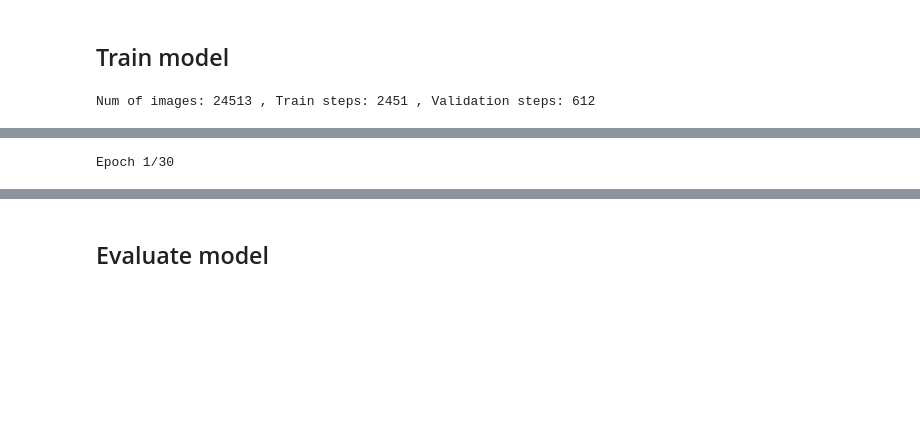
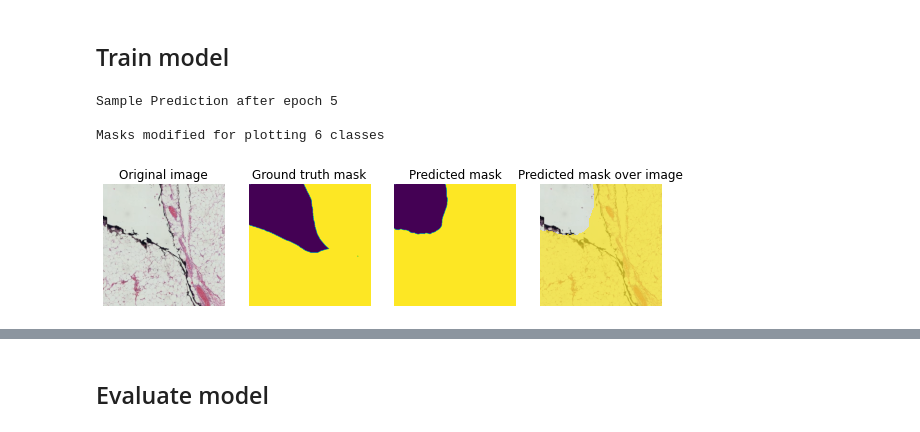
Before and after one commit to julenbhy/biomedical_image_segmentation, a Jupyter notebook: tissue_segmentation/tiled_tissue_segmentator.ipynb, the cells around one changed output, grey strips where cells are left out. Cells and saved outputs as stored; diff of their text form; code cells hidden in the pictures; blank space fills up the shorter version.

```diff
--- a/tissue_segmentation/tiled_tissue_segmentator.ipynb
+++ b/tissue_segmentation/tiled_tissue_segmentator.ipynb
@@ -182,20 +182,23 @@ coreClock: 1.38GHz coreCount: 80 deviceMemorySize: 31.75GiB deviceMemoryBandwidt
 # %%
 import os
 num_images = len(os.listdir(IMG_PATH+'img/'))
 
 train_steps = int(num_images*(1-VAL_SPLIT)) // BATCH_SIZE
 val_steps = int(num_images*VAL_SPLIT) // BATCH_SIZE
 print('Num of images:', num_images,', Train steps:', train_steps,', Validation steps:', val_steps)
 
 history = model.fit(train_generator,
-                    epochs=30,
+                    epochs=5,
                     steps_per_epoch=train_steps,
                     validation_data=val_generator,
                     validation_steps=val_steps,
                     callbacks=callbacks
                    )
 model_name = 'trained_models/tiled_unet_d'+str(DOWNSAMPLE)+'_t'+str(TILE_SIZE)+'_sigmoid.hdf5'
 print('Saving model to:', model_name)
 model.save(model_name)
 # %% [output]
-Num of images: 24513 , Train steps: 2451 , Validation steps: 612
+Sample Prediction after epoch 5
+
+Masks modified for plotting 6 classes
+[figure, added]
@@ -204 +205,0 @@ Num of images: 24513 , Train steps: 2451 , Validation steps: 612
-Epoch 1/30
```
Also changed, not shown: parts of 9 cells of this notebook, 6 other files.
